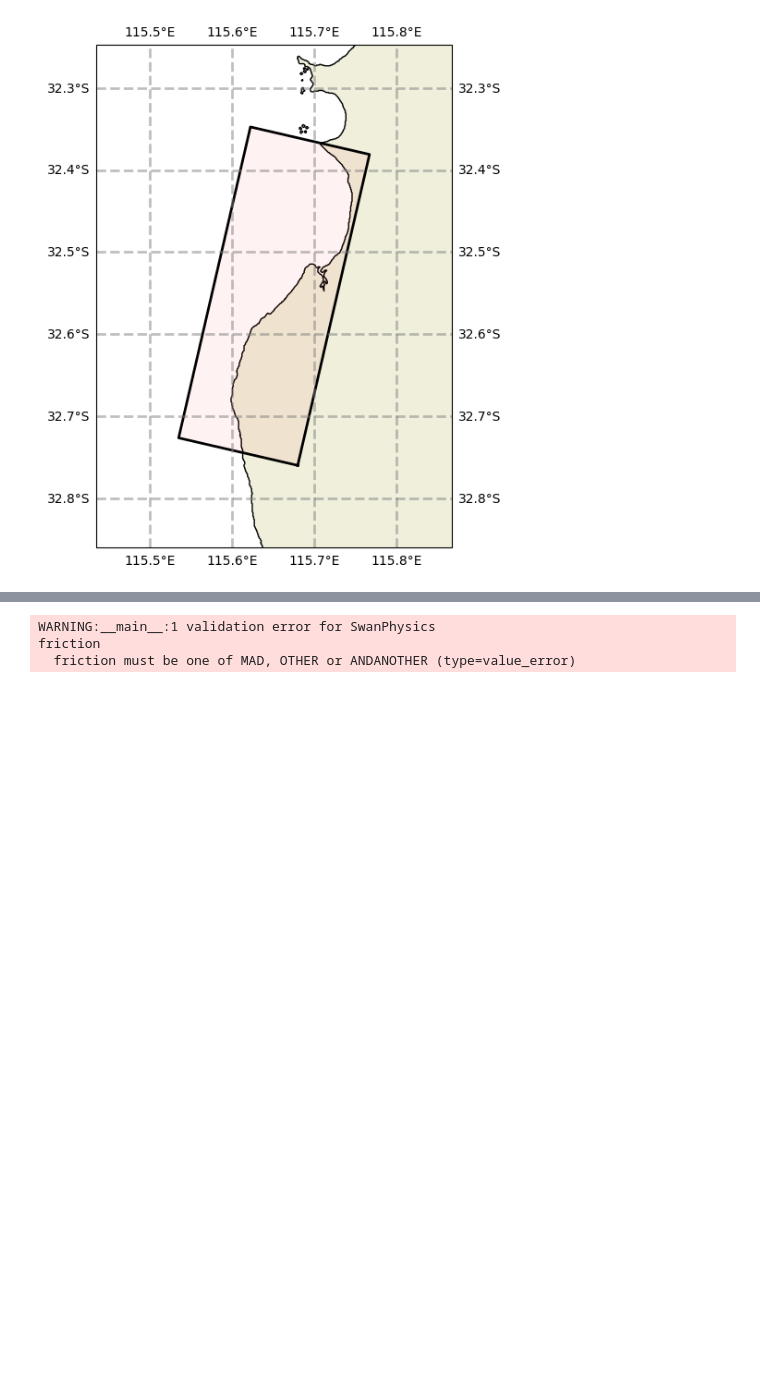
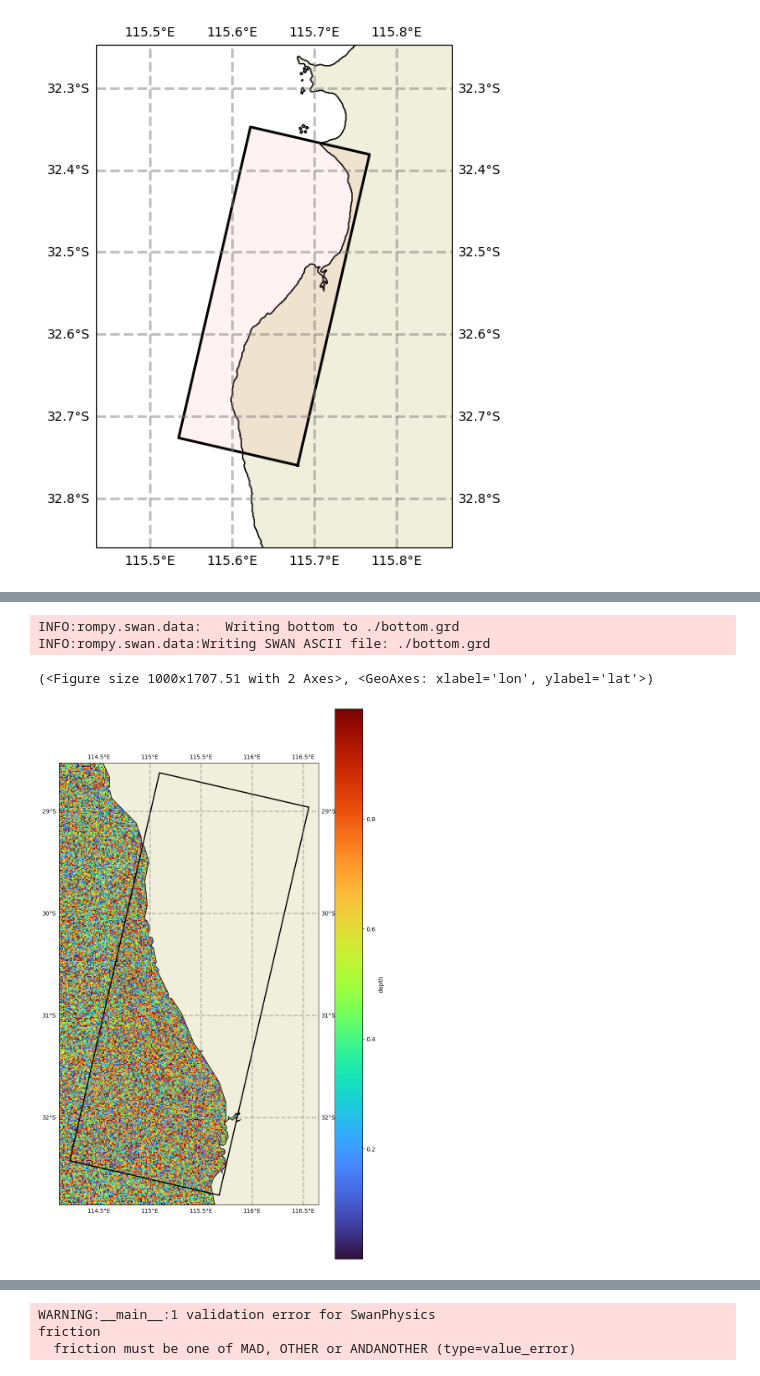
Before and after one commit to sppigot/rompy, a Jupyter notebook: notebooks/demo.ipynb, the cells around one changed output, grey strips where cells are left out. Drawn from its saved outputs; the diff is of its cells as text; code cells hidden in the pictures; blank space fills up the shorter version.

```diff
--- a/notebooks/demo.ipynb
+++ b/notebooks/demo.ipynb
@@ -389,3 +392,17 @@ INFO:rompy.swan.data:Writing SWAN ASCII file: ./bottom.grd
+# %%
+# But instead of just using the data as is, we can use the grid to subset in time and space
+
+bathy._filter_grid(datagrid)
+bathy.get('./')
+bathy.plot(param='depth', fscale=10, model_grid=datagrid)
+
+# This is what is done internally in the wrapper allowing us to use lazy grids without doing any filtering, and have the
+# wrapper use only what it needs
+# %% [output]
+INFO:rompy.swan.data:   Writing bottom to ./bottom.grd
+INFO:rompy.swan.data:Writing SWAN ASCII file: ./bottom.grd
+(<Figure size 1000x1707.51 with 2 Axes>, <GeoAxes: xlabel='lon', ylabel='lat'>)
+[figure, added]
 # %%
 # retive the wind data
 wind = nc_data_source()
```
Also changed, not shown: parts of 30 cells of this notebook.
